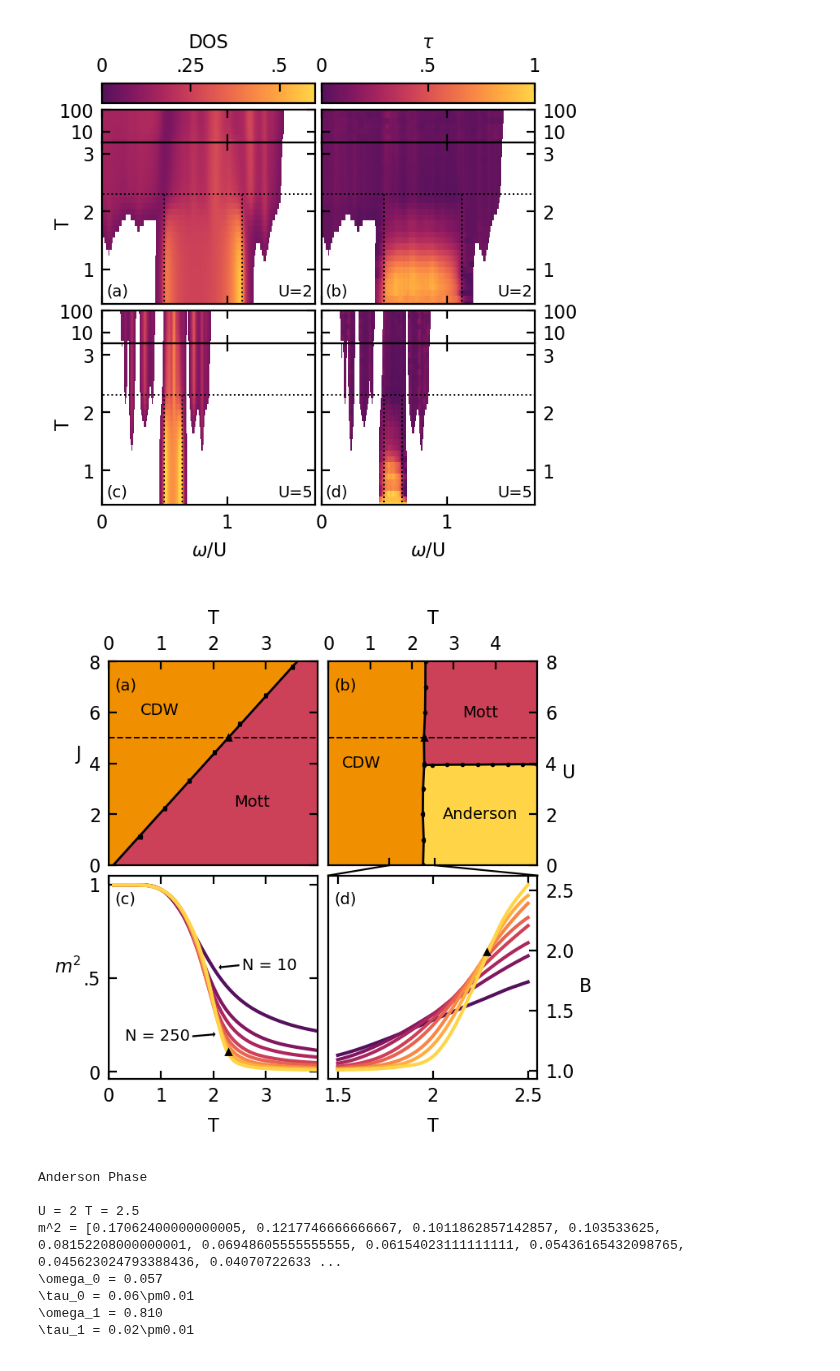
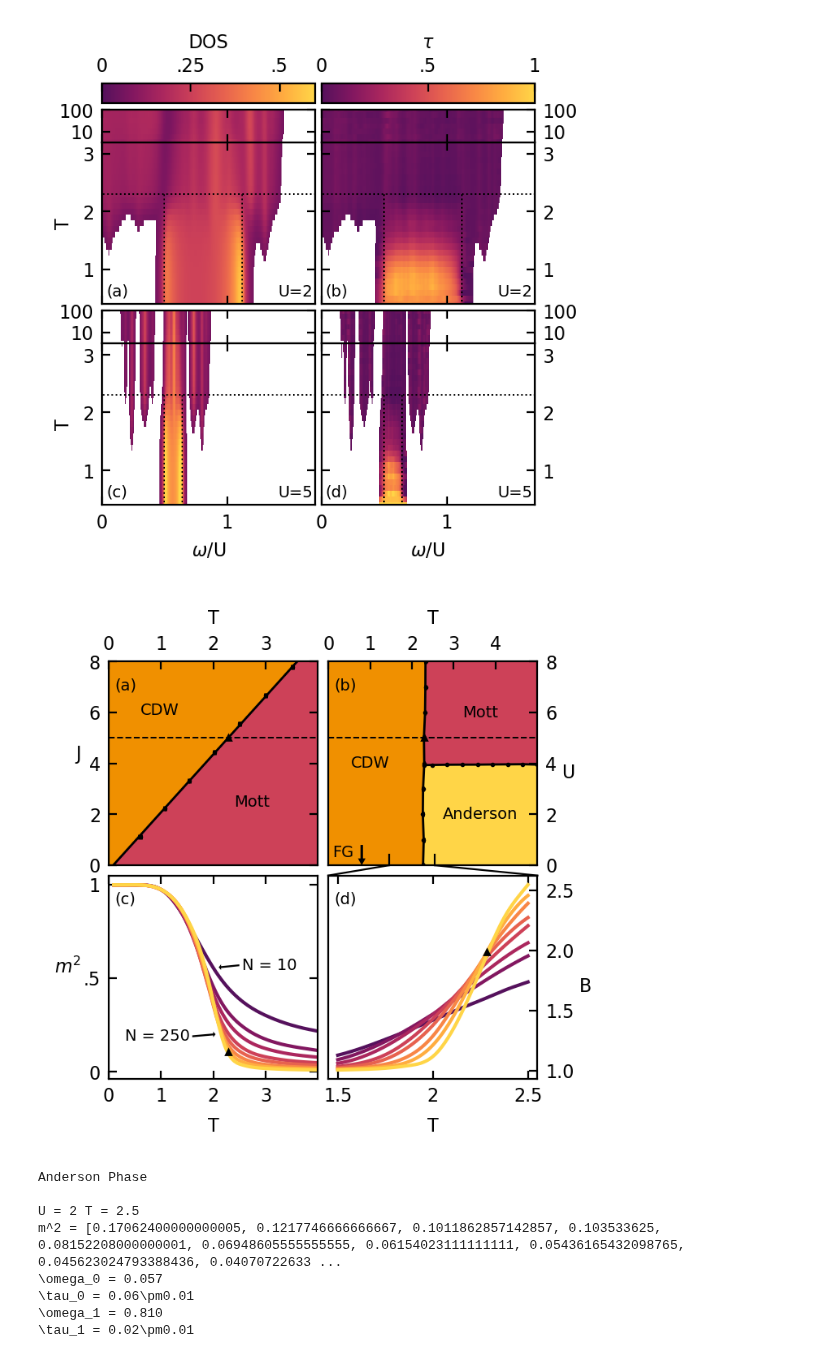
Before and after one commit to TomHodson/FKMC, a Jupyter notebook: notebooks/short_paper_figure_code/final_figures.ipynb, the cells around one changed output. Cells and saved outputs as stored; diff of their text form; code cells hidden in the pictures.

Commit message:
add a fermi gas annotation at U=0 to the phase diagram

```diff
--- a/notebooks/short_paper_figure_code/final_figures.ipynb
+++ b/notebooks/short_paper_figure_code/final_figures.ipynb
@@ -189,6 +189,8 @@ gapless_color = colors[-1]
 
 #gapless_color = '#75c9f0' #light blue
 #gapless_color = '#ea623b' #half way between cdw orange and colors[3]
+
+# %%
 
 cdw_gapped_midpoint = np.mean([cdw_color, gapped_color], axis = 0)
 
@@ -313,14 +315,32 @@ def TU_phase_diagram_T(ax):
 
     except AssertionError:
         pass
-    ##### Text ##########################
 
+    ##### labels and limits ##########################
     ax.set_ylabel('U', rotation=0, labelpad=5)
     ax.set_xlabel('T', rotation=0, labelpad=5)
 
     ax.set(ylim = (0,8), xlim = (0.1,5))
 
-    ax.text(0.8, 4, "CDW", transform=ax.transData,
+    ##### U = 0 line ##########################
+    ax.hlines([0,],xmin = 0, xmax = 5,
+                   linewidth = 4, color = 'black',
+                   linestyle = 'solid',
+                   alpha = 0,
+                   )
+
+    ##### Text ##########################
+    x = 0.1; y = 0.2
+    ax.text(x, y, "FG", transform=ax.transData,
+        fontsize=7, fontweight='normal', va='bottom', ha = 'left')
+
+    ax.arrow(x+0.7, y+0.6, dx = 0, dy = -0.53,
+        width = 0.06, linewidth = 0.005, color = 'k',
+        transform=ax.transData,
+        zorder = 100,
+        )
+
+    ax.text(1, 4, "CDW", transform=ax.transData,
             fontsize=7, fontweight='normal', va='center', ha = 'center')
 
     ax.text((Tc+5)/2, 6, "Mott", transform=ax.transData,
@@ -424,35 +444,35 @@ TUax.set(xlim = (0,5),
             yticks = [0, 2, 4, 6, 8],
             ylim = (0,8),
             )
 
 #work in figure coords where (0,0) is bottom left and (1,1) top right
 (_, _), (_, y0) = binderax.get_position().get_points()
 (_, y1), (_, _) = TUax.get_position().get_points()
-y2 = y1 + 0.012
+y2 = y1 + 0.02
 
 dont_care = 0
 
 def datacoords_to_fig(ax, point):
     trans = ax.transData + f.transFigure.inverted()
     return trans.transform_point(point) #transform to figure coords
 
 import matplotlib.lines as lines
 
 lineargs = dict(
     linewidth=0.8, linestyle=None, color='k', transform = f.transFigure,
 )
 
 for xval in binderax.get_xlim():
     (x0, _) = datacoords_to_fig(binderax, (xval, dont_care))
     (x1, _) = datacoords_to_fig(TUax, (xval, dont_care))
     f.add_artist(lines.Line2D([x0, x1], [y0, y1], **lineargs,))
     f.add_artist(lines.Line2D([x1, x1], [y1, y2], **lineargs,))
 
 f.set_size_inches(columnwidth, columnwidth)
 f.savefig(figure_location / 'phase_diagram.eps', bbox_inches='tight')
 f.savefig(figure_location / 'phase_diagram.svg', bbox_inches='tight')
 # %% [output]
-[figure, old version]
+[figure, new version]
 # %%
 #with open(data_location / f'local_runs_processed_smoothed_june2.pickle', 'rb') as f:
 #    o_local_runs = Munch(pickle.load(f))
```
Also changed, not shown: parts of 1 cell of this notebook.
